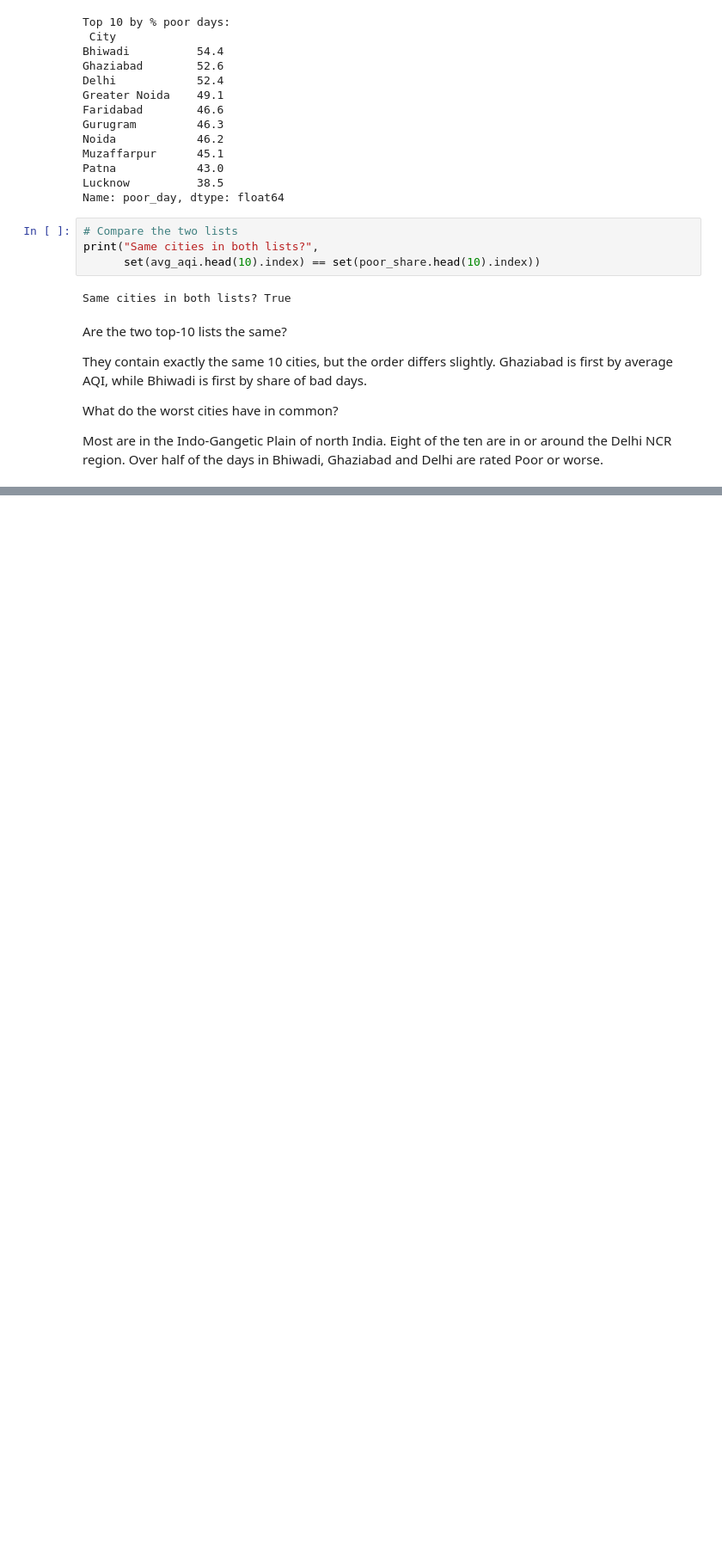
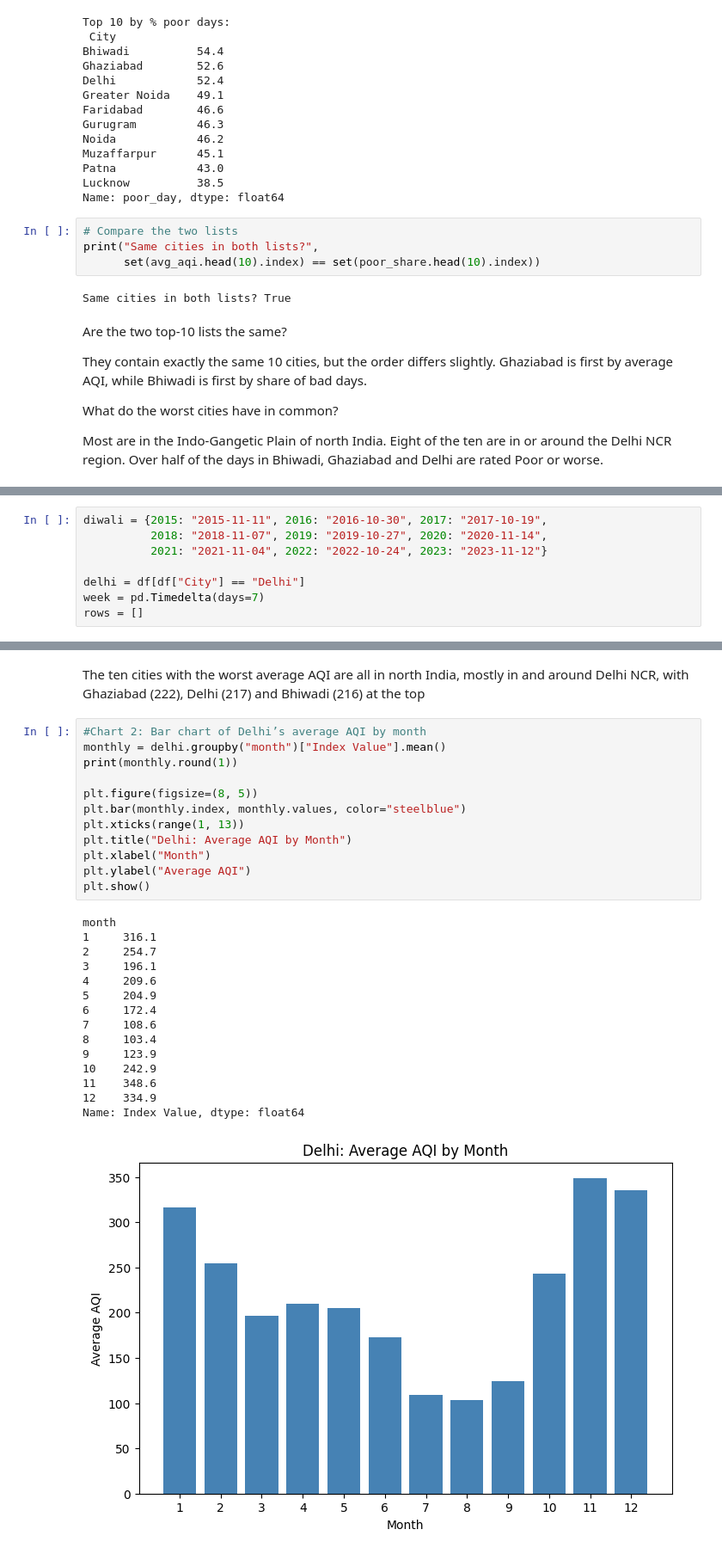
Before and after one commit to mayank261193/Rebounce-Applied-AI-and-Analytics-Codes, a Jupyter notebook: MP4_AirQuality.ipynb, the cells around one changed output, grey strips where cells are left out. Shown at 86% size. Saved outputs shown, nothing was run; the diff lists cells and outputs as text; blank space fills up the shorter version.

```diff
--- a/MP4_AirQuality.ipynb
+++ b/MP4_AirQuality.ipynb
@@ -321,0 +435,8 @@ Most are in the Indo-Gangetic Plain of north India. Eight of the ten are in or a
+# %%
+diwali = {2015: "2015-11-11", 2016: "2016-10-30", 2017: "2017-10-19",
+          2018: "2018-11-07", 2019: "2019-10-27", 2020: "2020-11-14",
+          2021: "2021-11-04", 2022: "2022-10-24", 2023: "2023-11-12"}
+
+delhi = df[df["City"] == "Delhi"]
+week = pd.Timedelta(days=7)
+rows = []
@@ -321,0 +509,30 @@ Most are in the Indo-Gangetic Plain of north India. Eight of the ten are in or a
+# %% [markdown]
+The ten cities with the worst average AQI are all in north India, mostly in and around Delhi NCR, with Ghaziabad (222), Delhi (217) and Bhiwadi (216) at the top
+# %%
+#Chart 2: Bar chart of Delhi’s average AQI by month
+monthly = delhi.groupby("month")["Index Value"].mean()
+print(monthly.round(1))
+
+plt.figure(figsize=(8, 5))
+plt.bar(monthly.index, monthly.values, color="steelblue")
+plt.xticks(range(1, 13))
+plt.title("Delhi: Average AQI by Month")
+plt.xlabel("Month")
+plt.ylabel("Average AQI")
+plt.show()
+# %% [output]
+month
+1     316.1
+2     254.7
+3     196.1
+4     209.6
+5     204.9
+6     172.4
+7     108.6
+8     103.4
+9     123.9
+10    242.9
+11    348.6
+12    334.9
+Name: Index Value, dtype: float64
+[figure, added]
```
Also changed, not shown: parts of 22 cells of this notebook.
